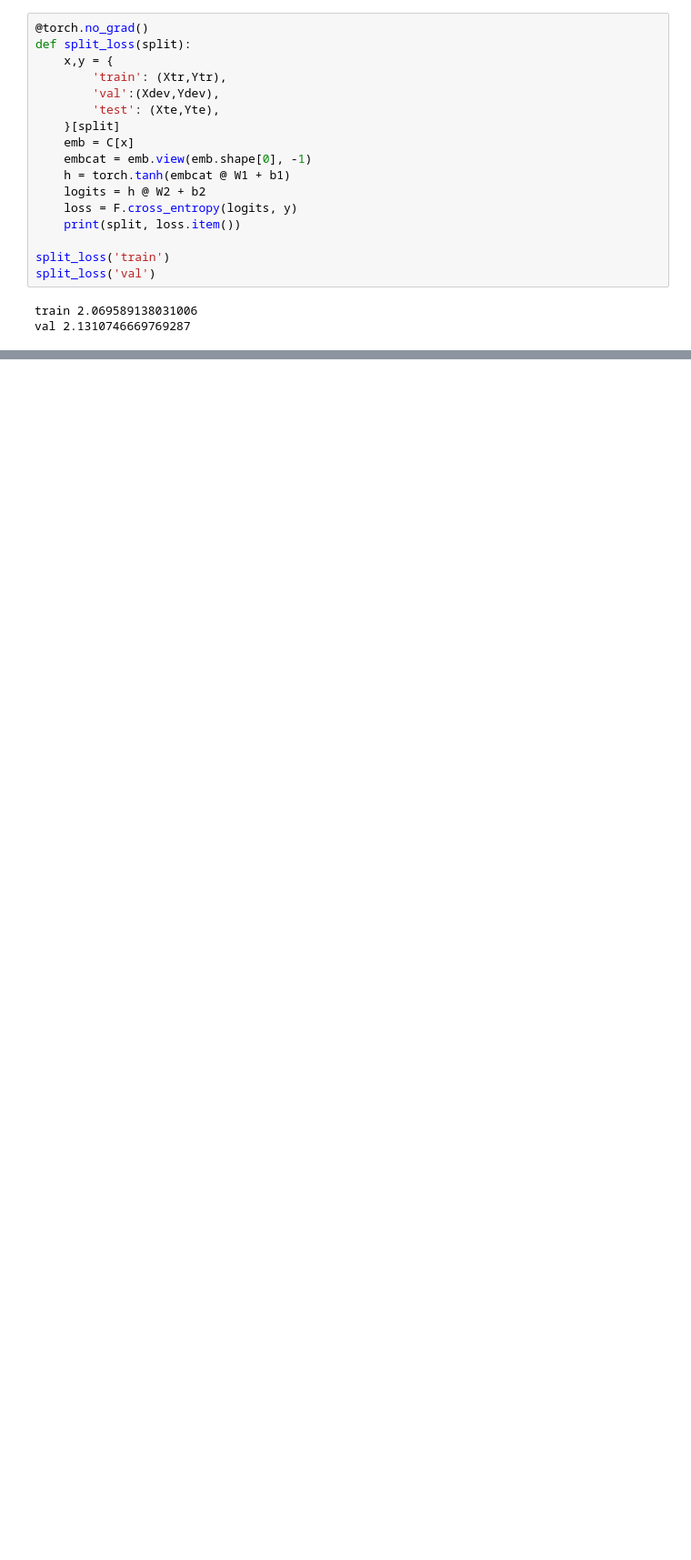
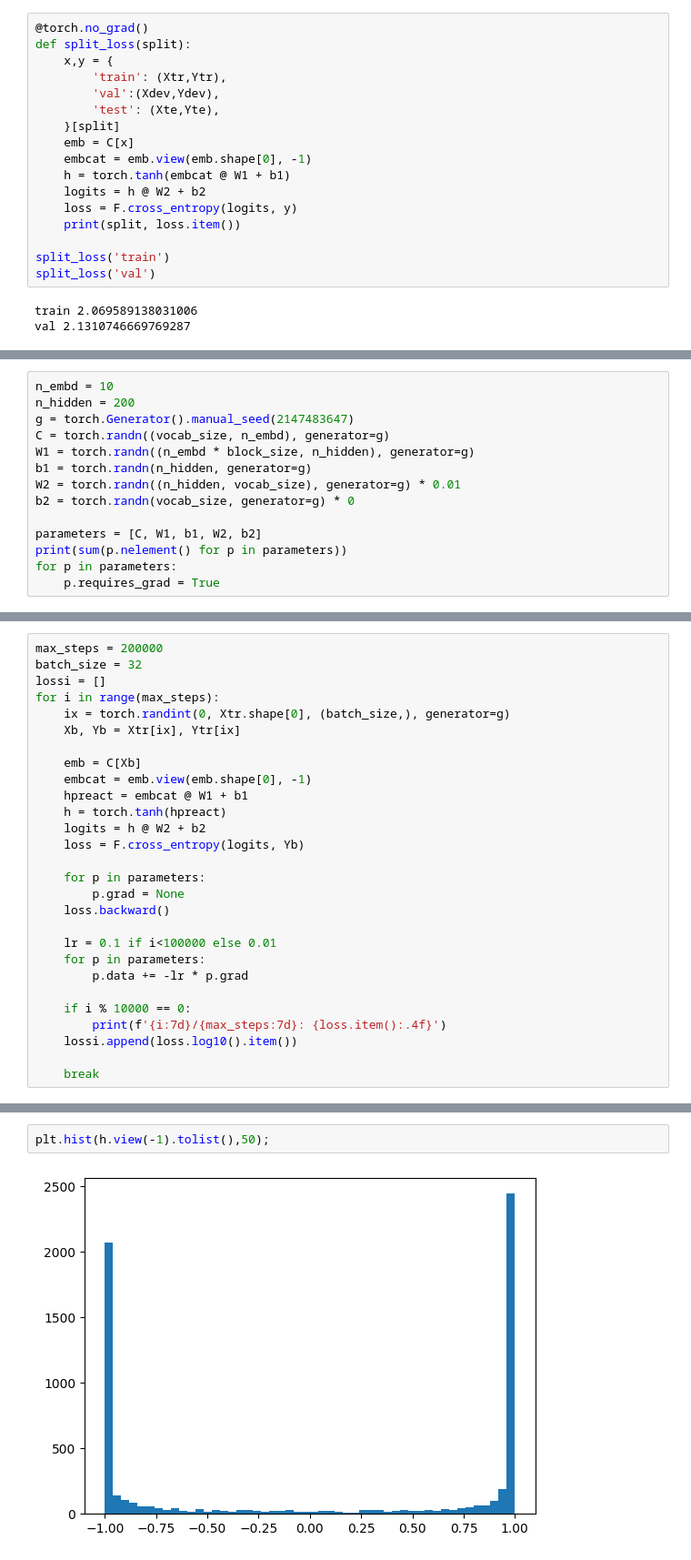
Before and after one commit to saketrama-v/MakeMore_III, a Jupyter notebook: MakeMore_III.ipynb, the cells around one changed output, grey strips where cells are left out. Shown at 91% size. Saved outputs shown, nothing was run; the diff lists cells and outputs as text; blank space fills up the shorter version.

Commit message:
fix: fixing the saturated tanh

```diff
--- a/MakeMore_III.ipynb
+++ b/MakeMore_III.ipynb
@@ -320,0 +323,14 @@ val 2.1310746669769287
+# %%
+n_embd = 10
+n_hidden = 200
+g = torch.Generator().manual_seed(2147483647)
+C = torch.randn((vocab_size, n_embd), generator=g)
+W1 = torch.randn((n_embd * block_size, n_hidden), generator=g)
+b1 = torch.randn(n_hidden, generator=g)
+W2 = torch.randn((n_hidden, vocab_size), generator=g) * 0.01
+b2 = torch.randn(vocab_size, generator=g) * 0
+
+parameters = [C, W1, b1, W2, b2]
+print(sum(p.nelement() for p in parameters))
+for p in parameters:
+    p.requires_grad = True
@@ -320,0 +339,28 @@ val 2.1310746669769287
+# %%
+max_steps = 200000
+batch_size = 32
+lossi = []
+for i in range(max_steps):
+    ix = torch.randint(0, Xtr.shape[0], (batch_size,), generator=g)
+    Xb, Yb = Xtr[ix], Ytr[ix]
+
+    emb = C[Xb]
+    embcat = emb.view(emb.shape[0], -1)
+    hpreact = embcat @ W1 + b1
+    h = torch.tanh(hpreact)
+    logits = h @ W2 + b2
+    loss = F.cross_entropy(logits, Yb)
+
+    for p in parameters:
+        p.grad = None
+    loss.backward()
+
+    lr = 0.1 if i<100000 else 0.01
+    for p in parameters:
+        p.data += -lr * p.grad
+
+    if i % 10000 == 0:
+        print(f'{i:7d}/{max_steps:7d}: {loss.item():.4f}')
+    lossi.append(loss.log10().item())
+
+    break
@@ -320,0 +369,4 @@ val 2.1310746669769287
+# %%
+plt.hist(h.view(-1).tolist(),50);
+# %% [output]
+[figure, added]
```
Also changed, not shown: parts of 17 cells of this notebook.
